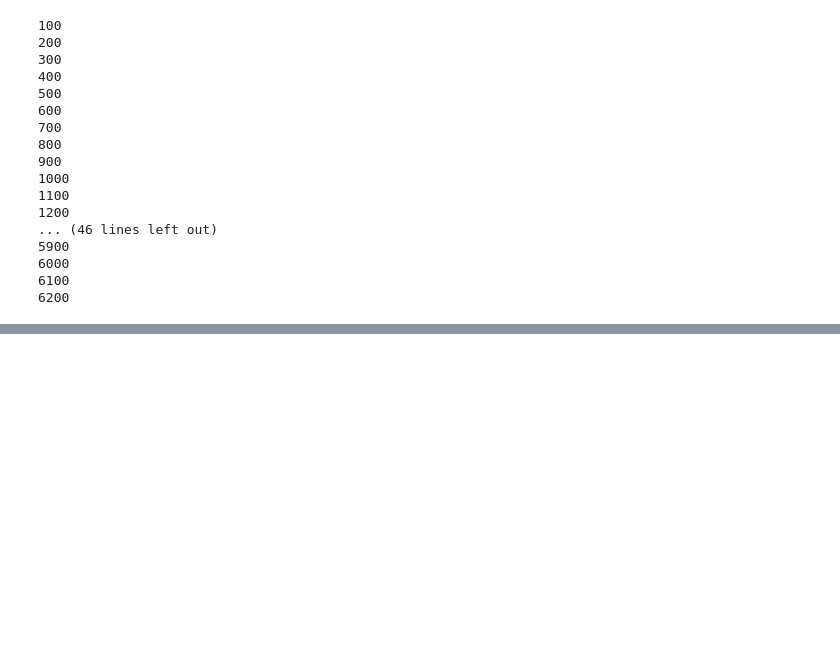
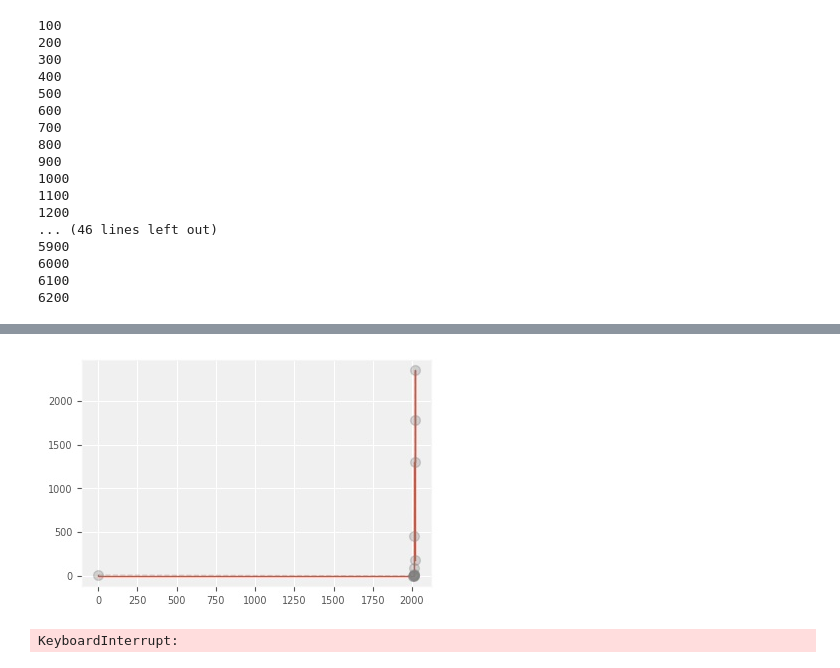
Before and after one commit to AshesOfPhoenix/PR19KKZDBMPBPGS, a Jupyter notebook: main.ipynb, the cells around one changed output, grey strips where cells are left out. Cells and saved outputs as stored; diff of their text form; code cells hidden in the pictures; blank space fills up the shorter version.

Commit message:
Added dates

```diff
--- a/main.ipynb
+++ b/main.ipynb
@@ -122,10 +129,26 @@ for idx, naslov in enumerate(netflix1["title"]):
 6000
 6100
 6200
-# %%
-
-for index, row in netflix1.iterrows():
-    if(netflix1.loc[index, "date_added"] != "0"):
-        netflix1.loc[index, "date_added"] =pd.to_datetime(netflix1.loc[index, "date_added"], dayfirst=False, exact=False)
+# %%
+dic = {'January':'1', 'February':'2', 'March':'3', 'April':'4', 'May':'5', 'June':'6', 'July':'7', 'August':'8', 'September':'9', 'October':'10', 'November':'11', 'December':'12', '':'0'}
+netflix1['month_added'] = 0
+netflix1['year_added'] = 0
+for index, row in netflix1.iterrows():
+    if(row['date_added'] != "0"):
+        monthDay_year = row['date_added'].split(", ")
+        day_month = monthDay_year[0].split(" ")
+        if(len(day_month) > 2):
+            netflix1.loc[index, "date_added"] = "%s-%s-%s" % (day_month[2], dic[day_month[1]],                                  monthDay_year[1])
+            netflix1.loc[index, "month_added"]= dic[day_month[1]]
+            netflix1.loc[index, "year_added"]= monthDay_year[1]
+        else:
+            netflix1.loc[index, "date_added"] = "%s-%s-%s" % (day_month[1], dic[day_month[0]],                                  monthDay_year[1])
+            netflix1.loc[index, "month_added"]= dic[day_month[0]]
+            netflix1.loc[index, "year_added"]= monthDay_year[1]
 # %%
 #netflix1.to_csv("/Users/gregorsink/Desktop/PR Projekt/PR19KKZDBMPBPGS/Netflix_all.csv", index=False)
+netflixContentByYears = netflix1.groupby(['year_added'])['year_added'].agg(['count'])
+netflixContentByYears = netflixContentByYears.reset_index()
+netflixContentByYears.drop([0])
+
+#netflixContentByYears.set_index('index')
@@ -131,0 +170,26 @@ for index, row in netflix1.iterrows():
+# %%
+#netflixContentByYears = netflixContentByYears.astype('int64', copy=False)
+
+x = netflixContentByYears['year_added']
+y = netflixContentByYears['count']
+
+plt.step(x, y, label='pre (default)')
+plt.plot(x, y, 'o--', color='grey', alpha=0.3)
+plt.show()
+# %% [output]
+[figure, added]
+# %%
+#netflix1 = netflix1.sort_values(by='date_added', ascending=False)
+#netflix1 = pd.to_datetime(netflix1['date_added'], dayfirst=True)
+#netflix1['date_added'] = pd.to_datetime(netflix1['date_added']).dt.year
+#netflix1['Year'] = pd.DatetimeIndex(netflix1['date_added']).month
+#tv_show = df[df["type"] == "TV Show"]
+#movies = df[df["type"] == "Movie"]
+for index, row in netflix1.iterrows():
+    if(row['date_added'] != '0'):
+        aaa = row['date_added']
+        new = aaa.split("-")
+        netflix1.loc[index, "month_added"]= new[1]
+        netflix1[index, "year_added"]= new[2]
+# %% [output]
+KeyboardInterrupt:
```
Also changed, not shown: parts of 6 cells of this notebook, 2 other files.
